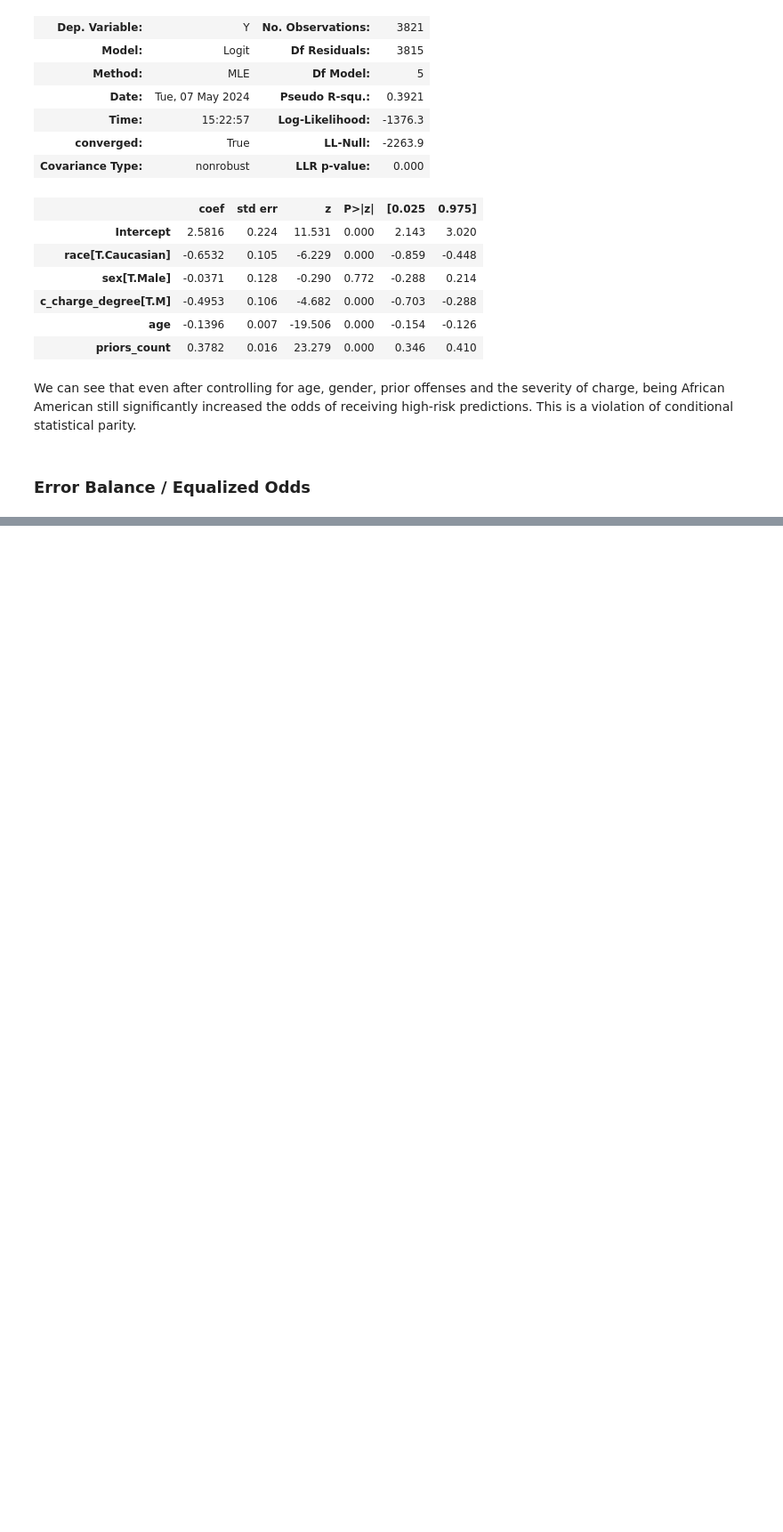
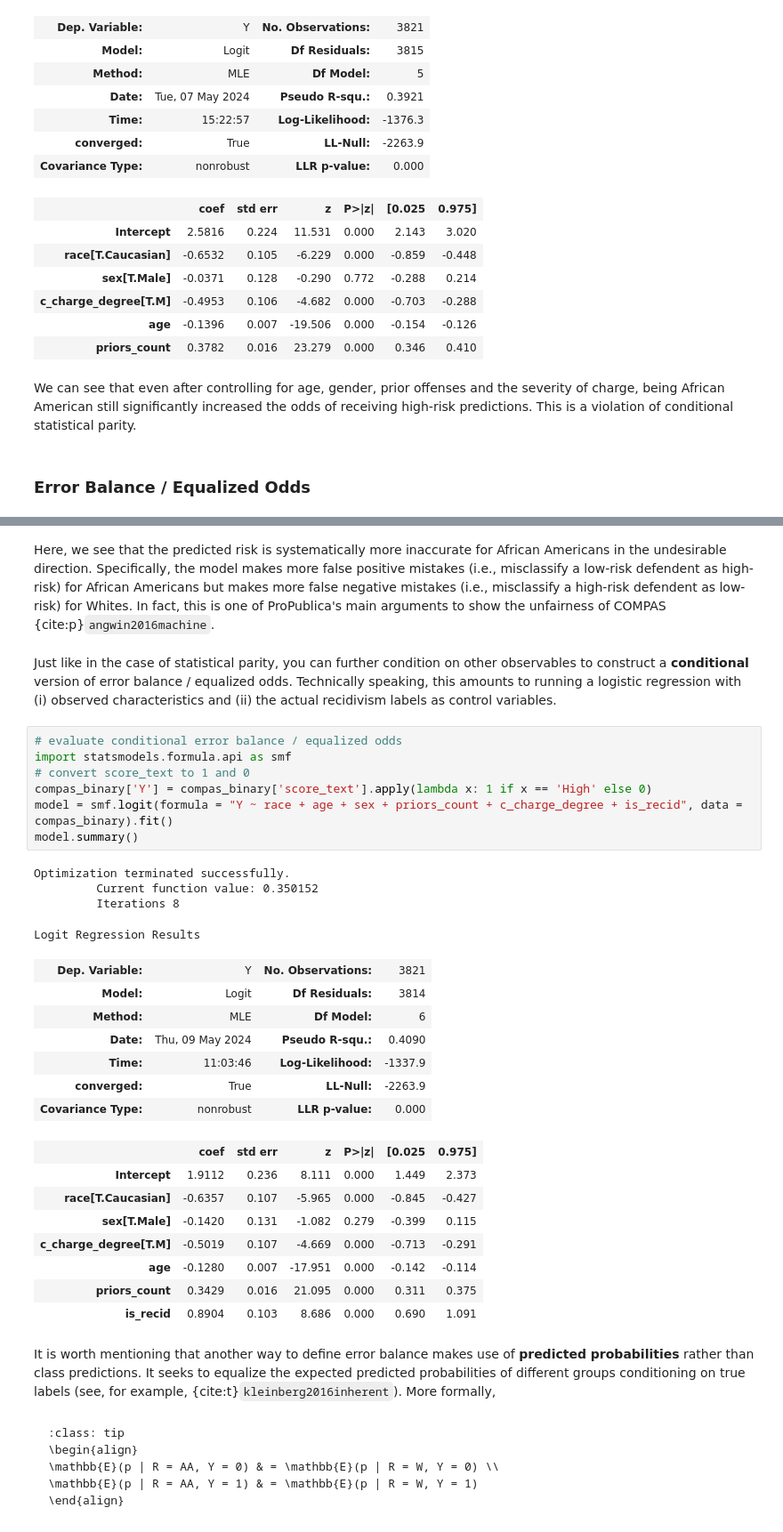
Before and after one commit to mochenyang/Responsible-AI, a Jupyter notebook: book/content/1-2-measure.ipynb, the cells around one changed output, grey strips where cells are left out. Shown: that part at 89% size. Drawn from its saved outputs; the diff is of its cells as text; blank space fills up the shorter version.

````diff
--- a/book/content/1-2-measure.ipynb
+++ b/book/content/1-2-measure.ipynb
@@ -123,0 +161,41 @@ We can see that even after controlling for age, gender, prior offenses and the s
+# %% [markdown]
+Here, we see that the predicted risk is systematically more inaccurate for African Americans in the undesirable direction. Specifically, the model makes more false positive mistakes (i.e., misclassify a low-risk defendent as high-risk) for African Americans but makes more false negative mistakes (i.e., misclassify a high-risk defendent as low-risk) for Whites. In fact, this is one of ProPublica's main arguments to show the unfairness of COMPAS {cite:p}`angwin2016machine`.
+# %% [markdown]
+Just like in the case of statistical parity, you can further condition on other observables to construct a **conditional** version of error balance / equalized odds. Technically speaking, this amounts to running a logistic regression with (i) observed characteristics and (ii) the actual recidivism labels as control variables.
+# %%
+# evaluate conditional error balance / equalized odds
+import statsmodels.formula.api as smf
+# convert score_text to 1 and 0
+compas_binary['Y'] = compas_binary['score_text'].apply(lambda x: 1 if x == 'High' else 0)
+model = smf.logit(formula = "Y ~ race + age + sex + priors_count + c_charge_degree + is_recid", data = compas_binary).fit()
+model.summary()
+# %% [output]
+Optimization terminated successfully.
+         Current function value: 0.350152
+         Iterations 8
+Logit Regression Results
+| Dep. Variable: | Y | No. Observations: | 3821 |
+| Model: | Logit | Df Residuals: | 3814 |
+| Method: | MLE | Df Model: | 6 |
+| Date: | Thu, 09 May 2024 | Pseudo R-squ.: | 0.4090 |
+| Time: | 11:03:46 | Log-Likelihood: | -1337.9 |
+| converged: | True | LL-Null: | -2263.9 |
+| Covariance Type: | nonrobust | LLR p-value: | 0.000 |
+|  | coef | std err | z | P>|z| | [0.025 | 0.975] |
+| Intercept | 1.9112 | 0.236 | 8.111 | 0.000 | 1.449 | 2.373 |
+| race[T.Caucasian] | -0.6357 | 0.107 | -5.965 | 0.000 | -0.845 | -0.427 |
+| sex[T.Male] | -0.1420 | 0.131 | -1.082 | 0.279 | -0.399 | 0.115 |
+| c_charge_degree[T.M] | -0.5019 | 0.107 | -4.669 | 0.000 | -0.713 | -0.291 |
+| age | -0.1280 | 0.007 | -17.951 | 0.000 | -0.142 | -0.114 |
+| priors_count | 0.3429 | 0.016 | 21.095 | 0.000 | 0.311 | 0.375 |
+| is_recid | 0.8904 | 0.103 | 8.686 | 0.000 | 0.690 | 1.091 |
+# %% [markdown]
+It is worth mentioning that another way to define error balance makes use of **predicted probabilities** rather than class predictions. It seeks to equalize the expected predicted probabilities of different groups conditioning on true labels (see, for example, {cite:t}`kleinberg2016inherent`). More formally,
+# %% [markdown]
+```{admonition} Definition: Error Balance / Equalized Odds (with predicted probabilities)
+:class: tip
+\begin{align}
+\mathbb{E}(p | R = AA, Y = 0) & = \mathbb{E}(p | R = W, Y = 0) \\
+\mathbb{E}(p | R = AA, Y = 1) & = \mathbb{E}(p | R = W, Y = 1)
+\end{align}
+```
````
Also changed, not shown: parts of 16 cells of this notebook, 2 other files.
